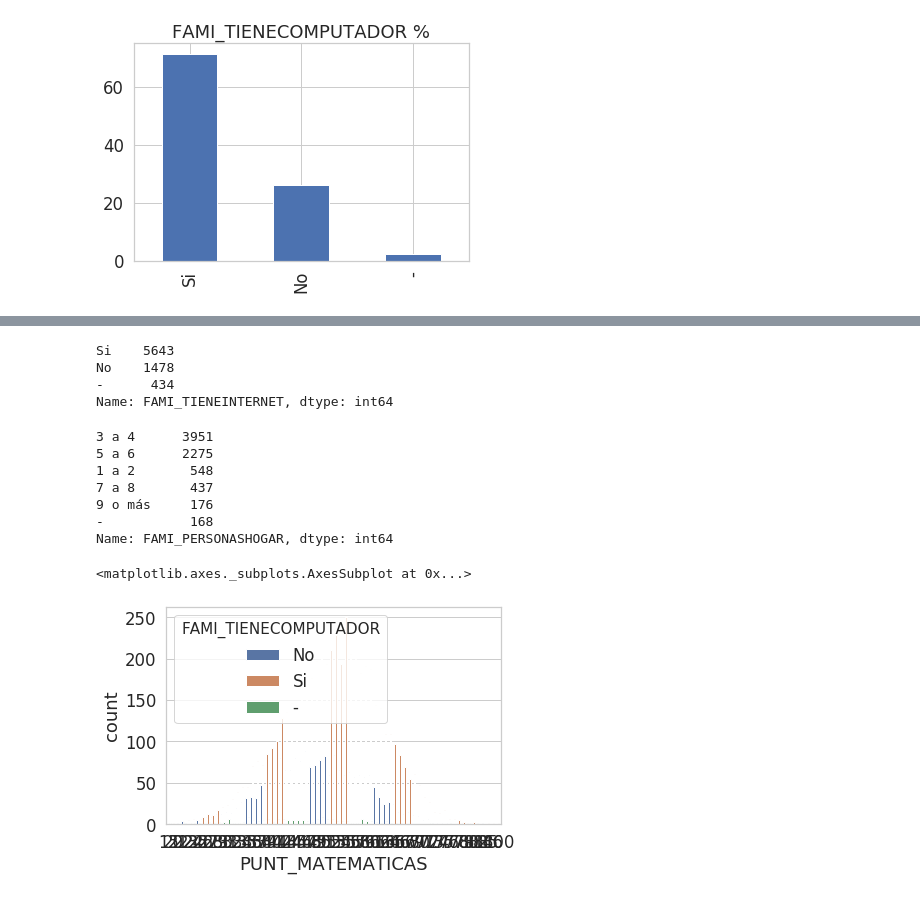
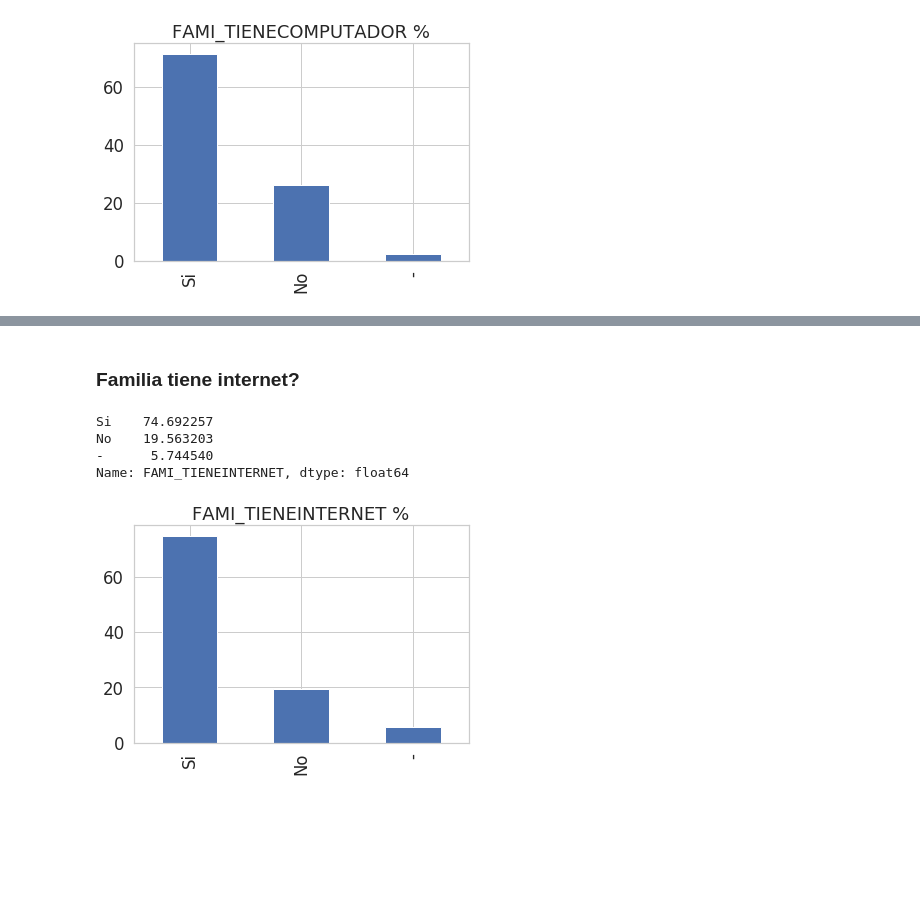
Before and after one commit to ygalindofor/Pruebas-saber-11-edicion-2018-, a Jupyter notebook: pruebassaber11.ipynb, the cells around one changed output, grey strips where cells are left out. Cells and saved outputs as stored; diff of their text form; code cells hidden in the pictures; blank space fills up the shorter version.

```diff
--- a/pruebassaber11.ipynb
+++ b/pruebassaber11.ipynb
@@ -217,22 +195,14 @@ plot = pd.crosstab(index=pruebasSaber11_df_s['PUNT_MATEMATICAS'],
-# %%
-pd.value_counts(pruebasSaber11_df_s['FAMI_TIENEINTERNET'])
-# %% [output]
-Si    5643
-No    1478
--      434
-Name: FAMI_TIENEINTERNET, dtype: int64
-# %%
-pd.value_counts(pruebasSaber11_df_s['FAMI_PERSONASHOGAR'])
-# %% [output]
-3 a 4      3951
-5 a 6      2275
-1 a 2       548
-7 a 8       437
-9 o más     176
--           168
-Name: FAMI_PERSONASHOGAR, dtype: int64
-# %%
-sns.countplot(data=pruebasSaber11_df_s, x="PUNT_MATEMATICAS", hue="FAMI_TIENECOMPUTADOR")
-# %% [output]
-<matplotlib.axes._subplots.AxesSubplot at 0x...>
-[figure, removed]
+# %% [markdown]
+### Familia tiene internet?
+# %%
+100 * pruebasSaber11_df_s['FAMI_TIENEINTERNET'].value_counts() / len(pruebasSaber11_df_s['FAMI_TIENEINTERNET'])
+# %% [output]
+Si    74.692257
+No    19.563203
+-      5.744540
+Name: FAMI_TIENEINTERNET, dtype: float64
+# %%
+plot = (100 * pruebasSaber11_df_s['FAMI_TIENEINTERNET'].value_counts() / len(pruebasSaber11_df_s['FAMI_TIENEINTERNET'])).plot(
+kind='bar', title='FAMI_TIENEINTERNET %')
+# %% [output]
+[figure, added]
```
Also changed, not shown: parts of 30 cells of this notebook.
